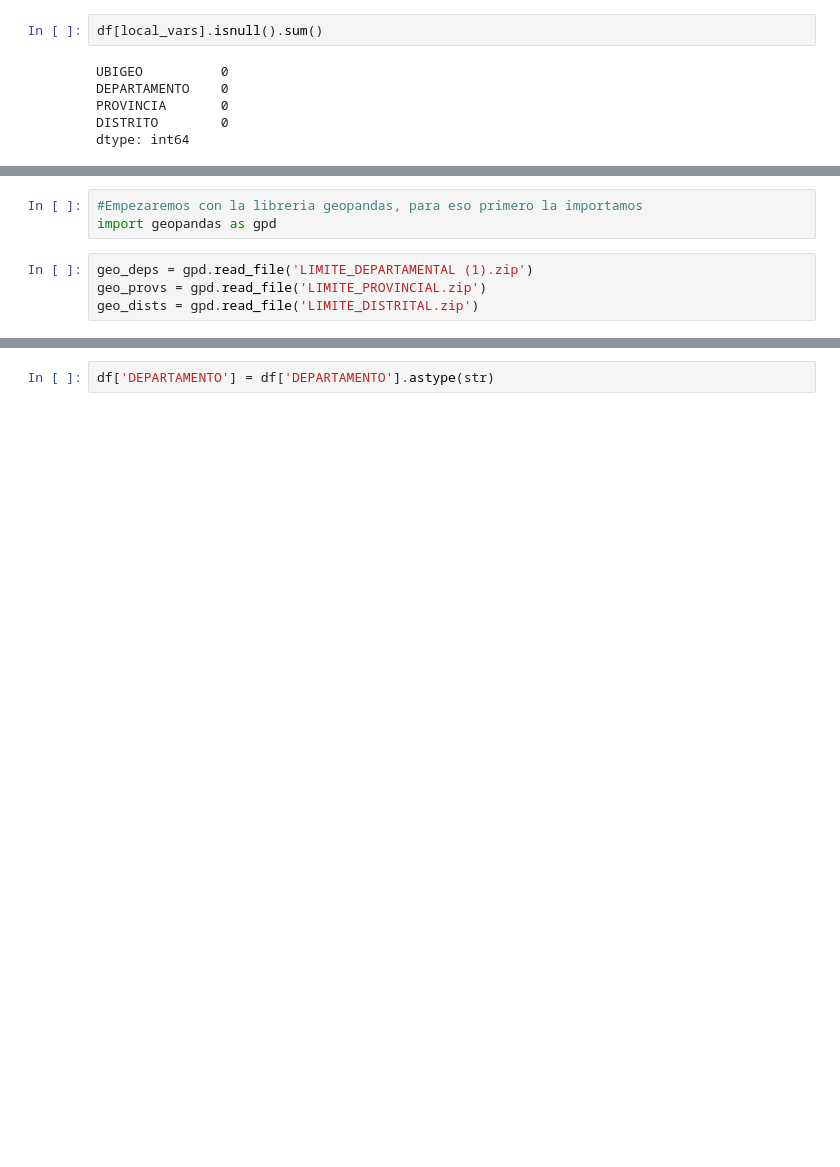
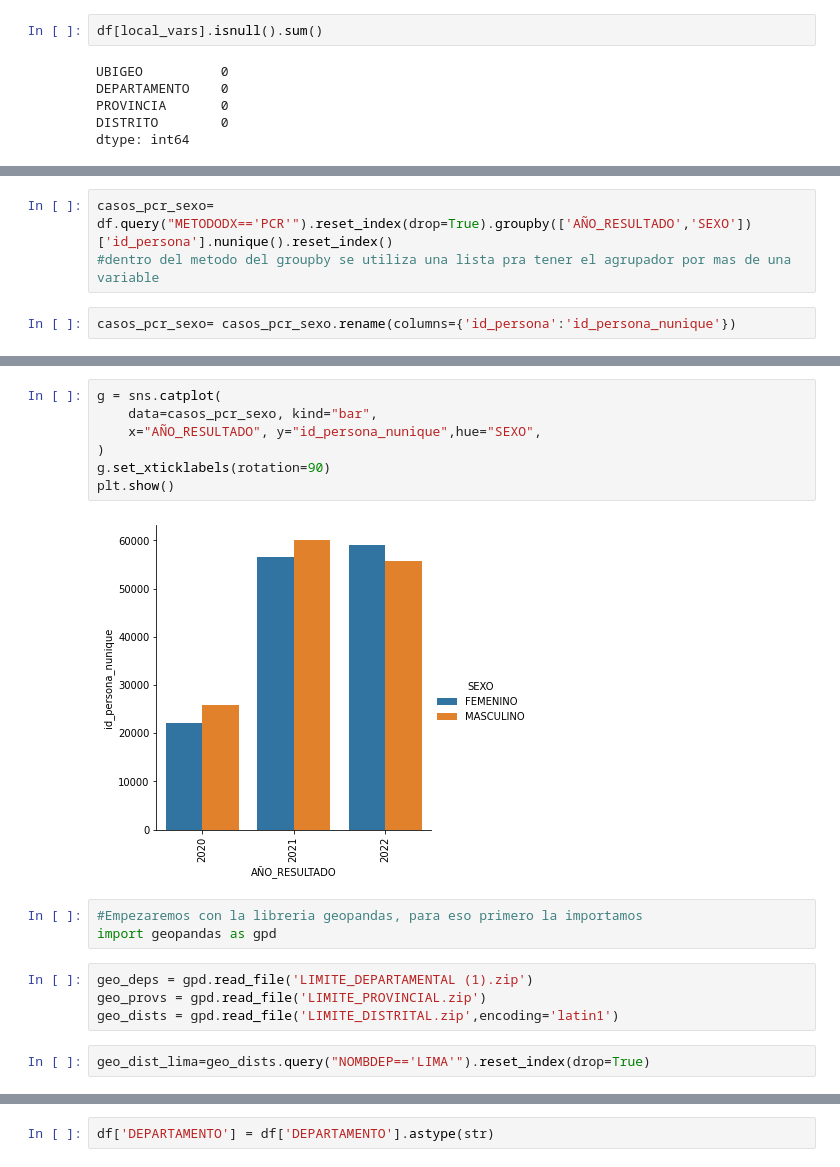
Before and after one commit to lililujan/pythonAnalytics, a Jupyter notebook: TrabajoPos.ipynb, the cells around one changed output, grey strips where cells are left out. Cells and saved outputs as stored; diff of their text form; blank space fills up the shorter version.

```diff
--- a/TrabajoPos.ipynb
+++ b/TrabajoPos.ipynb
@@ -333,0 +525,5 @@ dtype: int64
+# %%
+casos_pcr_sexo= df.query("METODODX=='PCR'").reset_index(drop=True).groupby(['AÑO_RESULTADO','SEXO'])['id_persona'].nunique().reset_index()
+#dentro del metodo del groupby se utiliza una lista pra tener el agrupador por mas de una variable
+# %%
+casos_pcr_sexo= casos_pcr_sexo.rename(columns={'id_persona':'id_persona_nunique'})
@@ -334,8 +540,19 @@ dtype: int64
+# %%
+g = sns.catplot(
+    data=casos_pcr_sexo, kind="bar",
+    x="AÑO_RESULTADO", y="id_persona_nunique",hue="SEXO",
+)
+g.set_xticklabels(rotation=90)
+plt.show()
+# %% [output]
+[figure, added]
 # %%
 #Empezaremos con la libreria geopandas, para eso primero la importamos
 import geopandas as gpd
 # %%
 geo_deps = gpd.read_file('LIMITE_DEPARTAMENTAL (1).zip')
 geo_provs = gpd.read_file('LIMITE_PROVINCIAL.zip')
-geo_dists = gpd.read_file('LIMITE_DISTRITAL.zip')
+geo_dists = gpd.read_file('LIMITE_DISTRITAL.zip',encoding='latin1')
+# %%
+geo_dist_lima=geo_dists.query("NOMBDEP=='LIMA'").reset_index(drop=True)
 # %%
```
Also changed, not shown: parts of 34 cells of this notebook.
